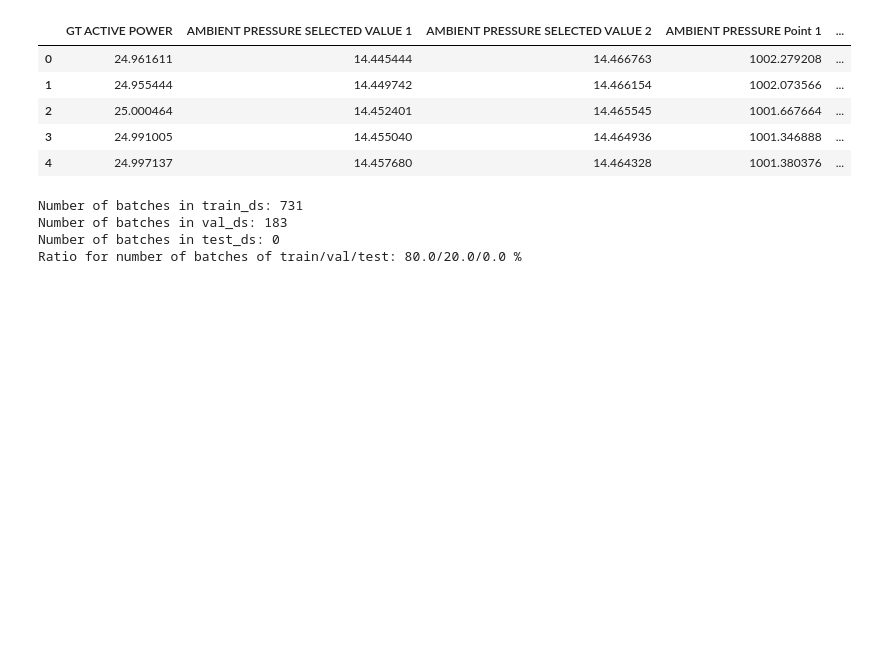
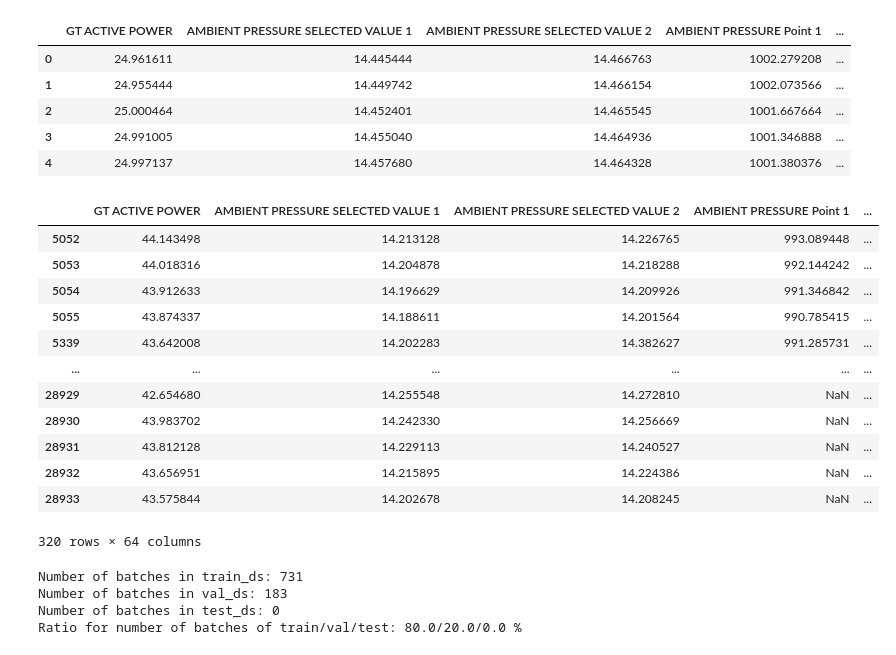
Before and after one commit to paroonk/keras-gas-turbine, a Jupyter notebook: 1_gas-turbine-anomaly.ipynb, the cells around one changed output. Cells and saved outputs as stored; diff of their text form; code cells hidden in the pictures; blank space fills up the shorter version.

```diff
--- a/1_gas-turbine-anomaly.ipynb
+++ b/1_gas-turbine-anomaly.ipynb
@@ -60,6 +60,22 @@ Normal samples: 23517, Abnormal samples: 5715
 | 2 | 25.000464 | 14.452401 | 14.465545 | 1001.667664 | ... |
 | 3 | 24.991005 | 14.455040 | 14.464936 | 1001.346888 | ... |
 | 4 | 24.997137 | 14.457680 | 14.464328 | 1001.380376 | ... |
+# %%
+nan_rows
+# %% [output]
+|  | GT ACTIVE POWER | AMBIENT PRESSURE SELECTED VALUE 1 | AMBIENT PRESSURE SELECTED VALUE 2 | AMBIENT PRESSURE Point 1 | ... |
+| 5052 | 44.143498 | 14.213128 | 14.226765 | 993.089448 | ... |
+| 5053 | 44.018316 | 14.204878 | 14.218288 | 992.144242 | ... |
+| 5054 | 43.912633 | 14.196629 | 14.209926 | 991.346842 | ... |
+| 5055 | 43.874337 | 14.188611 | 14.201564 | 990.785415 | ... |
+| 5339 | 43.642008 | 14.202283 | 14.382627 | 991.285731 | ... |
+| ... | ... | ... | ... | ... | ... |
+| 28929 | 42.654680 | 14.255548 | 14.272810 | NaN | ... |
+| 28930 | 43.983702 | 14.242330 | 14.256669 | NaN | ... |
+| 28931 | 43.812128 | 14.229113 | 14.240527 | NaN | ... |
+| 28932 | 43.656951 | 14.215895 | 14.224386 | NaN | ... |
+| 28933 | 43.575844 | 14.202678 | 14.208245 | NaN | ... |
+320 rows × 64 columns
 # %%
 ds = tf.data.Dataset.from_tensor_slices((features.values, label.values))
 
```
